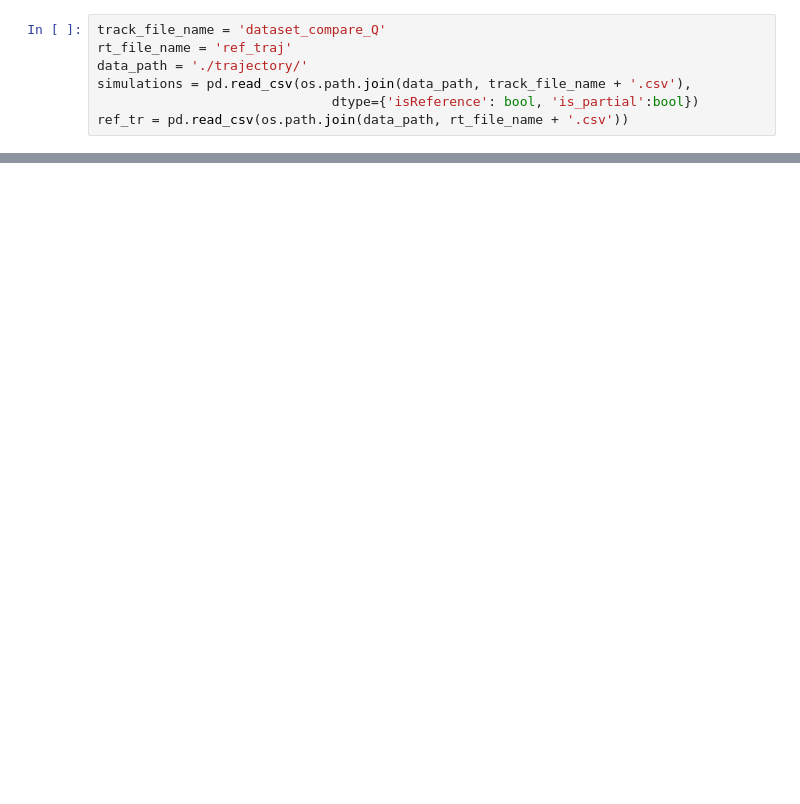
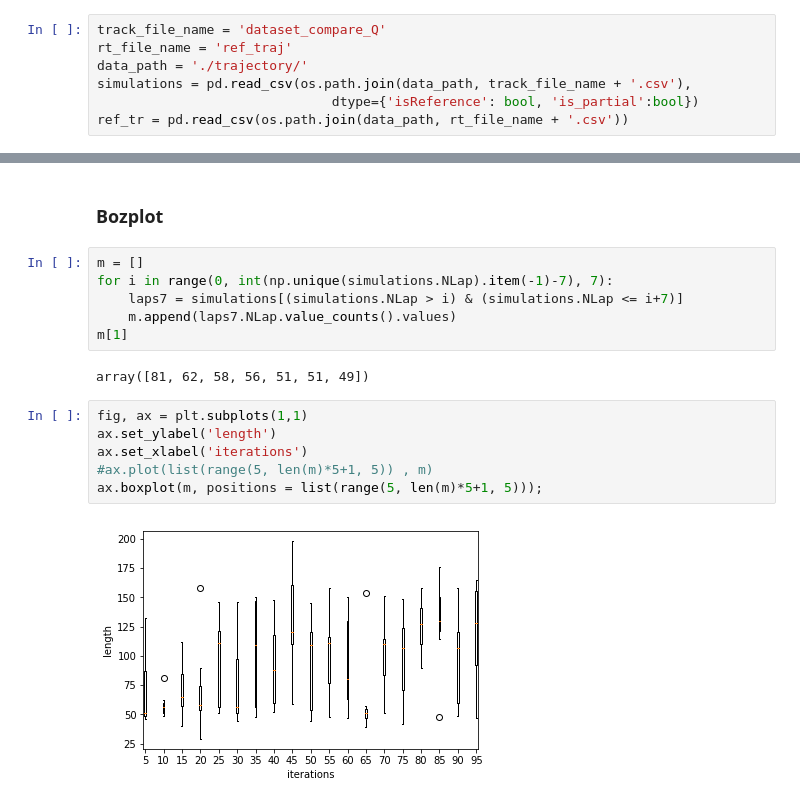
Before and after one commit to madhop/baRricheLlo, a Jupyter notebook: Untitled.ipynb, the cells around one changed output, grey strips where cells are left out. Cells and saved outputs as stored; diff of their text form; blank space fills up the shorter version.

```diff
--- a/Untitled.ipynb
+++ b/Untitled.ipynb
@@ -108,3 +67,21 @@ ax.plot(m)
 [interactive output not drawn]
 [interactive output not drawn]
 [<matplotlib.lines.Line2D at 0x...>]
+# %% [markdown]
+### Bozplot
+# %%
+m = []
+for i in range(0, int(np.unique(simulations.NLap).item(-1)-7), 7):
+    laps7 = simulations[(simulations.NLap > i) & (simulations.NLap <= i+7)]
+    m.append(laps7.NLap.value_counts().values)
+m[1]
+# %% [output]
+array([81, 62, 58, 56, 51, 51, 49])
+# %%
+fig, ax = plt.subplots(1,1)
+ax.set_ylabel('length')
+ax.set_xlabel('iterations')
+#ax.plot(list(range(5, len(m)*5+1, 5)) , m)
+ax.boxplot(m, positions = list(range(5, len(m)*5+1, 5)));
+# %% [output]
+[figure, added]
```
Also changed, not shown: parts of 10 cells of this notebook, 1 other file.
